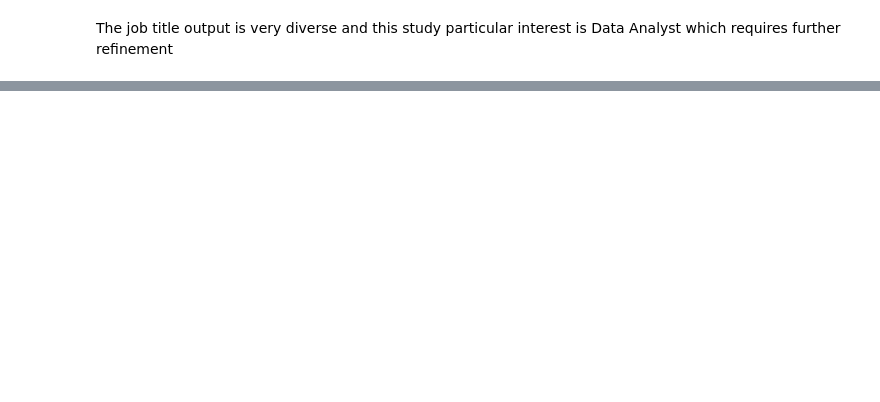
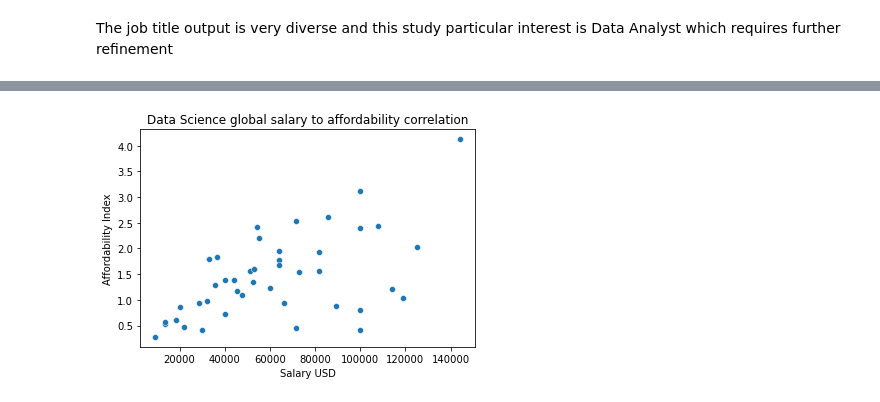
Before and after one commit to Norspace/DAproject, a Jupyter notebook: DAWork_Study.ipynb, the cells around one changed output, grey strips where cells are left out. Drawn from its saved outputs; the diff is of its cells as text; code cells hidden in the pictures; blank space fills up the shorter version.

```diff
--- a/DAWork_Study.ipynb
+++ b/DAWork_Study.ipynb
@@ -171,0 +337,9 @@ dat['remote_ratio'].value_counts().plot.pie(**kwargs)
+# %%
+# Merging of above data set (salsby) df with real estate (realcod) df to form a new combined data set (alldata)
+realscodes='C:/Users/nheav/Project/reals_codes.csv'
+realcod=pd.read_csv(realscodes)
+realcod
+salsy.merge(realcod, left_on='company_location', right_on='Code').to_csv('total_data.csv')
+alldat='C:/Users/nheav/Project/total_data.csv'
+alldata=pd.read_csv(alldat)
+alldata
@@ -171,0 +365,13 @@ dat['remote_ratio'].value_counts().plot.pie(**kwargs)
+# %%
+# visualizing the relationship between merged data sets location variables affordability index and salary
+import seaborn as sns
+import pandas as pd
+import matplotlib.pyplot as plt
+from matplotlib import rcParams
+sns.scatterplot(data=alldata,x="salary_in_usd",y="AffordabilityIndex")
+plt.xlabel('Salary USD')
+plt.ylabel('Affordability Index')
+plt.title("Data Science global salary to affordability correlation")
+plt.show()
+# %% [output]
+[figure, added]
```
Also changed, not shown: parts of 22 cells of this notebook.
